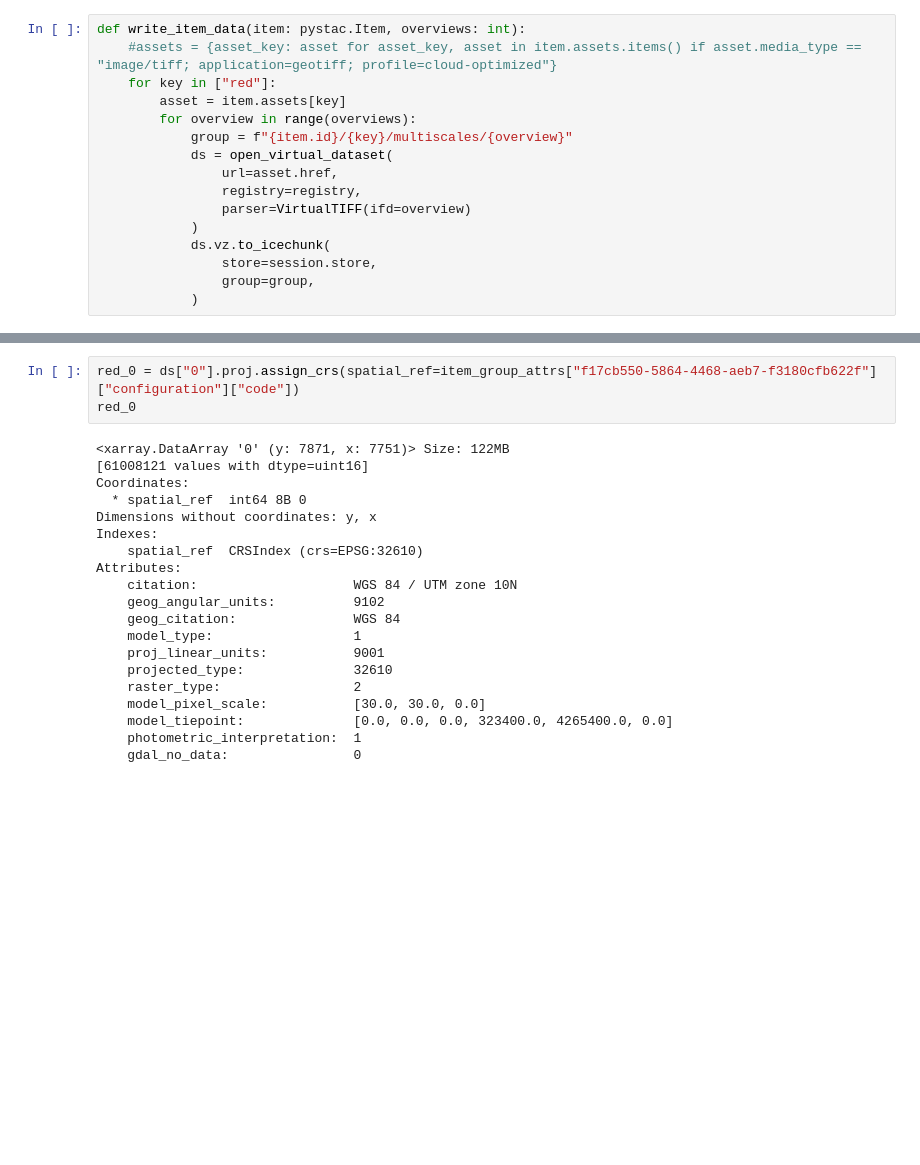
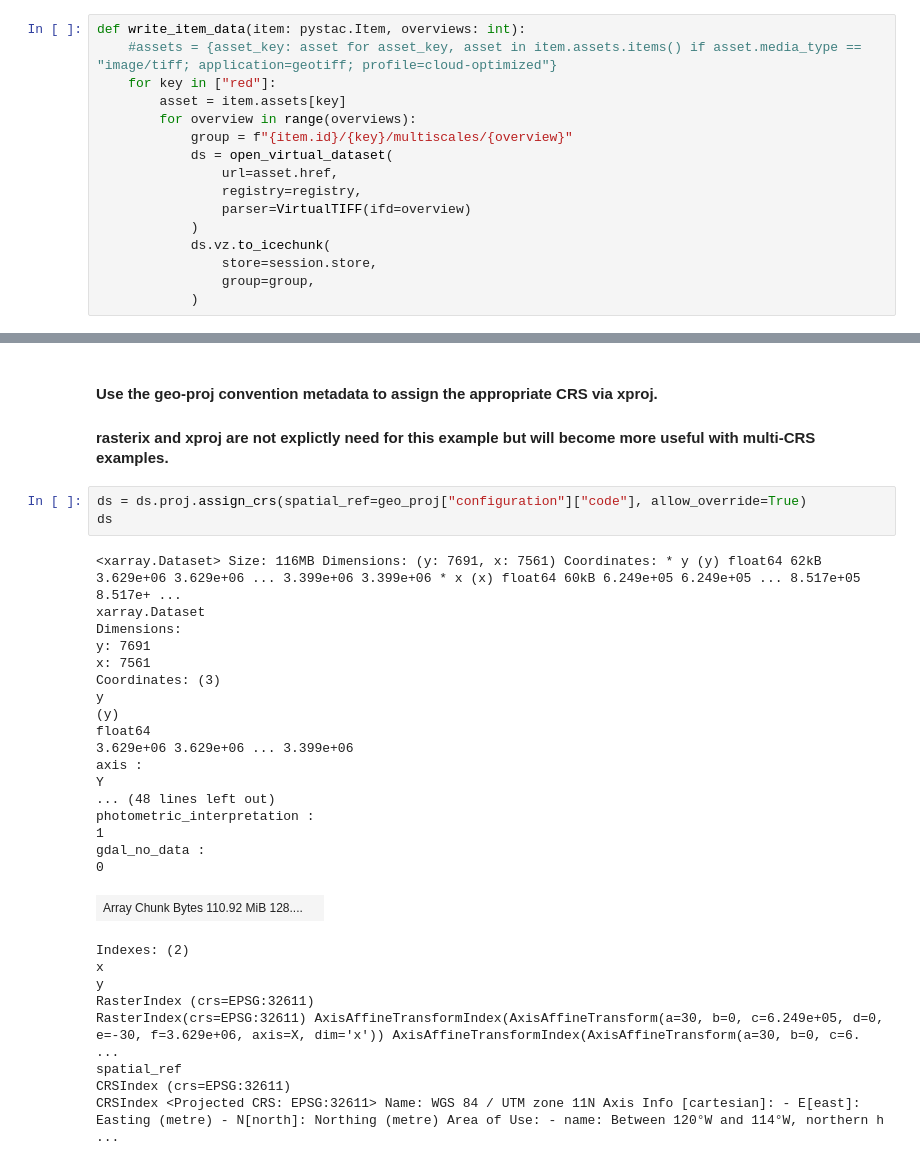
Before and after one commit to developmentseed/zarr-datafusion-search-examples, a Jupyter notebook: notebooks/Landsat9.ipynb, the cells around one changed output, grey strips where cells are left out. Drawn from its saved outputs; the diff is of its cells as text; blank space fills up the shorter version.

Commit message:
Add functional zarr-datafusion-search example.

```diff
--- a/notebooks/Landsat9.ipynb
+++ b/notebooks/Landsat9.ipynb
@@ -305,23 +379,33 @@ Data variables:
+# %% [markdown]
+#### Use the geo-proj convention metadata to assign the appropriate CRS via xproj.
+#### rasterix and xproj are not explictly need for this example but will become more useful with multi-CRS examples.
 # %%
-red_0 = ds["0"].proj.assign_crs(spatial_ref=item_group_attrs["f17cb550-5864-4468-aeb7-f3180cfb622f"]["configuration"]["code"])
-red_0
+ds = ds.proj.assign_crs(spatial_ref=geo_proj["configuration"]["code"], allow_override=True)
+ds
 # %% [output]
-<xarray.DataArray '0' (y: 7871, x: 7751)> Size: 122MB
-[61008121 values with dtype=uint16]
-Coordinates:
-  * spatial_ref  int64 8B 0
-Dimensions without coordinates: y, x
-Indexes:
-    spatial_ref  CRSIndex (crs=EPSG:32610)
-Attributes:
-    citation:                    WGS 84 / UTM zone 10N
-    geog_angular_units:          9102
-    geog_citation:               WGS 84
-    model_type:                  1
-    proj_linear_units:           9001
-    projected_type:              32610
-    raster_type:                 2
-    model_pixel_scale:           [30.0, 30.0, 0.0]
-    model_tiepoint:              [0.0, 0.0, 0.0, 323400.0, 4265400.0, 0.0]
-    photometric_interpretation:  1
-    gdal_no_data:                0
+<xarray.Dataset> Size: 116MB Dimensions: (y: 7691, x: 7561) Coordinates: * y (y) float64 62kB 3.629e+06 3.629e+06 ... 3.399e+06 3.399e+06 * x (x) float64 60kB 6.249e+05 6.249e+05 ... 8.517e+05 8.517e+ ...
+xarray.Dataset
+Dimensions:
+y: 7691
+x: 7561
+Coordinates: (3)
+y
+(y)
+float64
+3.629e+06 3.629e+06 ... 3.399e+06
+axis :
+Y
+... (48 lines left out)
+photometric_interpretation :
+1
+gdal_no_data :
+0
+| Array Chunk Bytes 110.92 MiB 128.... |  |
+Indexes: (2)
+x
+y
+RasterIndex (crs=EPSG:32611)
+RasterIndex(crs=EPSG:32611) AxisAffineTransformIndex(AxisAffineTransform(a=30, b=0, c=6.249e+05, d=0, e=-30, f=3.629e+06, axis=X, dim='x')) AxisAffineTransformIndex(AxisAffineTransform(a=30, b=0, c=6. ...
+spatial_ref
+CRSIndex (crs=EPSG:32611)
+CRSIndex <Projected CRS: EPSG:32611> Name: WGS 84 / UTM zone 11N Axis Info [cartesian]: - E[east]: Easting (metre) - N[north]: Northing (metre) Area of Use: - name: Between 120°W and 114°W, northern h ...
```
Also changed, not shown: parts of 50 cells of this notebook.
